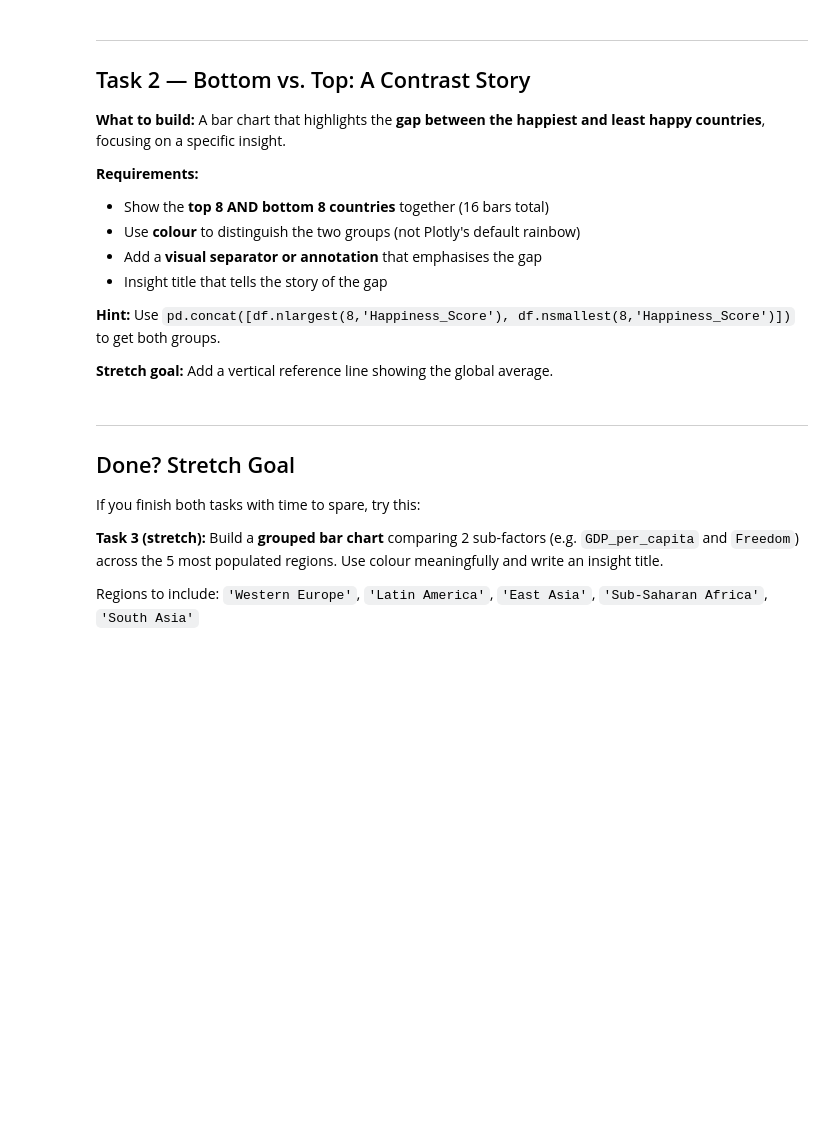
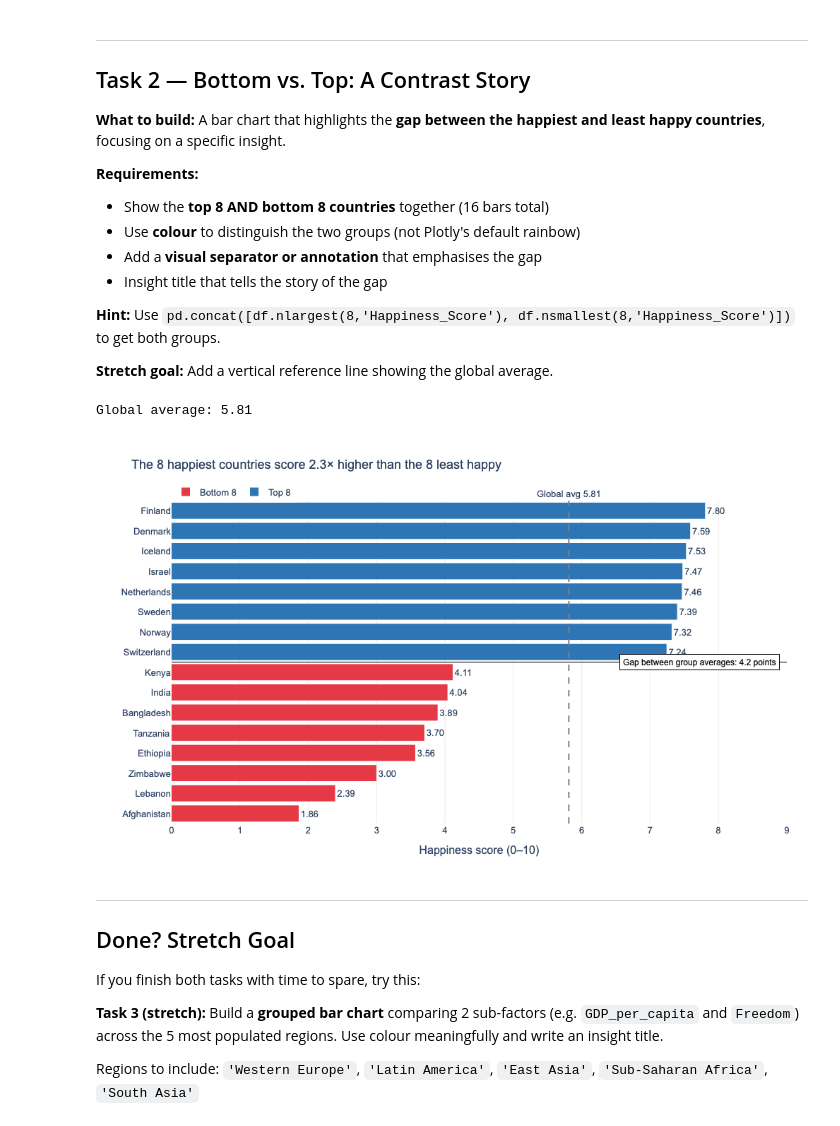
Before and after one commit to daleogont/dataviz-exercises-hontar-daniil, a Jupyter notebook: week two/lecture02_exercise.ipynb, the cells around one changed output. Saved outputs shown, nothing was run; the diff lists cells and outputs as text; code cells hidden in the pictures; blank space fills up the shorter version.

```diff
--- a/week two/lecture02_exercise.ipynb
+++ b/week two/lecture02_exercise.ipynb
@@ -160,19 +161,65 @@ ValueError: Value of 'x' is not the name of a column in 'data_frame'. Expected o
 # %%
 # Task 2: Top 8 vs. Bottom 8 contrast
 # ------------------------------------
 
 # Step 1: Get top and bottom countries
 top8 = df.nlargest(8, 'Happiness_Score').copy()
 top8['Group'] = 'Top 8'
 bottom8 = df.nsmallest(8, 'Happiness_Score').copy()
 bottom8['Group'] = 'Bottom 8'
 
 combined = pd.concat([bottom8, top8]).sort_values('Happiness_Score')
 global_avg = df['Happiness_Score'].mean()
 print(f"Global average: {global_avg:.2f}")
 
-# Step 2: Build your chart
-# YOUR CODE HERE
+# Step 2: Build the chart
+top_mean = top8['Happiness_Score'].mean()
+bot_mean = bottom8['Happiness_Score'].mean()
+gap = top_mean - bot_mean
+
+fig = px.bar(
+    combined,
+    x='Happiness_Score', y='Country',
+    orientation='h',
+    color='Group',
+    color_discrete_map={'Top 8': '#2E75B6', 'Bottom 8': '#E63946'},
+    text='Happiness_Score',
+    title=f"The 8 happiest countries score {top_mean / bot_mean:.1f}× higher than the 8 least happy",
+    labels={'Happiness_Score': 'Happiness score (0–10)', 'Country': '', 'Group': ''},
+    height=600
+)
+fig.update_traces(texttemplate='%{text:.2f}', textposition='outside', marker_line_width=0)
+fig.update_yaxes(categoryorder='total ascending')
+
+# Separator line between the two groups (bottom 8 occupy positions 0–7, top 8 occupy 8–15)
+fig.add_hline(y=7.5, line_color='black', line_width=1)
+
+# Gap annotation sitting on the separator
+fig.add_annotation(
+    x=8.9, y=7.5, xanchor='right',
+    text=f"Gap between group averages: {gap:.1f} points",
+    showarrow=False,
+    font=dict(size=12, color='black'),
+    bgcolor='white', bordercolor='black', borderwidth=1, borderpad=4
+)
+
+# Stretch: global average reference line
+fig.add_vline(
+    x=global_avg, line_dash='dash', line_color='grey',
+    annotation_text=f"Global avg {global_avg:.2f}", annotation_position='top'
+)
+
+fig.update_layout(
+    xaxis=dict(range=[0, 9], gridcolor='#EEEEEE'),
+    plot_bgcolor='white', paper_bgcolor='white',
+    font=dict(family='Arial', size=13),
+    legend=dict(orientation='h', y=1.06, x=0),
+    margin=dict(l=10, r=30, t=90, b=40)
+)
+fig.show()
+# %% [output]
+Global average: 5.81
+[figure, added]
 # %% [markdown]
 ---
 ## Done? Stretch Goal
```
Also changed, not shown: parts of 5 cells of this notebook, 10 other files.
